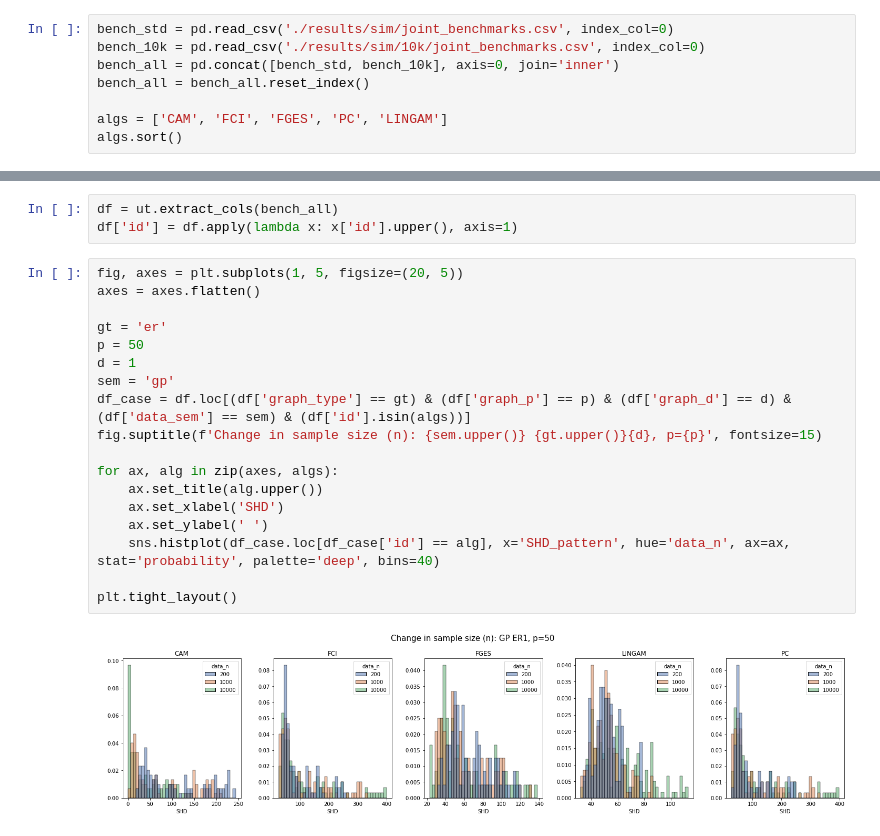
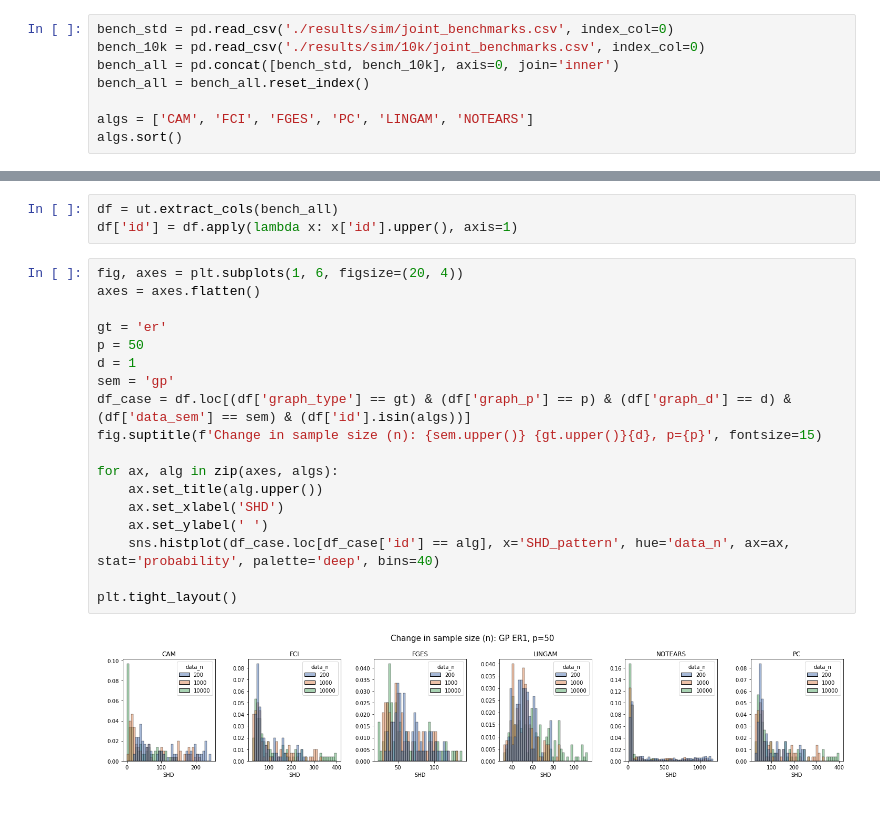
Before and after one commit to misoc-mml/hyperparams-causal-discovery, a Jupyter notebook: hyperparams/hyperparam_10k.ipynb, the cells around one changed output, grey strips where cells are left out. Saved outputs shown, nothing was run; the diff lists cells and outputs as text; blank space fills up the shorter version.

Commit message:
Added notears to 10k; error bars in syntren.

```diff
--- a/hyperparams/hyperparam_10k.ipynb
+++ b/hyperparams/hyperparam_10k.ipynb
@@ -11,7 +9,7 @@ bench_10k = pd.read_csv('./results/sim/10k/joint_benchmarks.csv', index_col=0)
 bench_all = pd.concat([bench_std, bench_10k], axis=0, join='inner')
 bench_all = bench_all.reset_index()
 
-algs = ['CAM', 'FCI', 'FGES', 'PC', 'LINGAM']
+algs = ['CAM', 'FCI', 'FGES', 'PC', 'LINGAM', 'NOTEARS']
 algs.sort()
 # %% [markdown]
 ## Oracle
@@ -75,23 +73,23 @@ for col in ['data_sem']:
 df = ut.extract_cols(bench_all)
 df['id'] = df.apply(lambda x: x['id'].upper(), axis=1)
 # %%
-fig, axes = plt.subplots(1, 5, figsize=(20, 5))
+fig, axes = plt.subplots(1, 6, figsize=(20, 4))
 axes = axes.flatten()
 
 gt = 'er'
 p = 50
 d = 1
 sem = 'gp'
 df_case = df.loc[(df['graph_type'] == gt) & (df['graph_p'] == p) & (df['graph_d'] == d) & (df['data_sem'] == sem) & (df['id'].isin(algs))]
 fig.suptitle(f'Change in sample size (n): {sem.upper()} {gt.upper()}{d}, p={p}', fontsize=15)
 
 for ax, alg in zip(axes, algs):
     ax.set_title(alg.upper())
     ax.set_xlabel('SHD')
     ax.set_ylabel(' ')
     sns.histplot(df_case.loc[df_case['id'] == alg], x='SHD_pattern', hue='data_n', ax=ax, stat='probability', palette='deep', bins=40)
 
 plt.tight_layout()
 # %% [output]
-[figure, old version]
+[figure, new version]
 # %%
```
Also changed, not shown: parts of 4 cells of this notebook, 10 other files.
